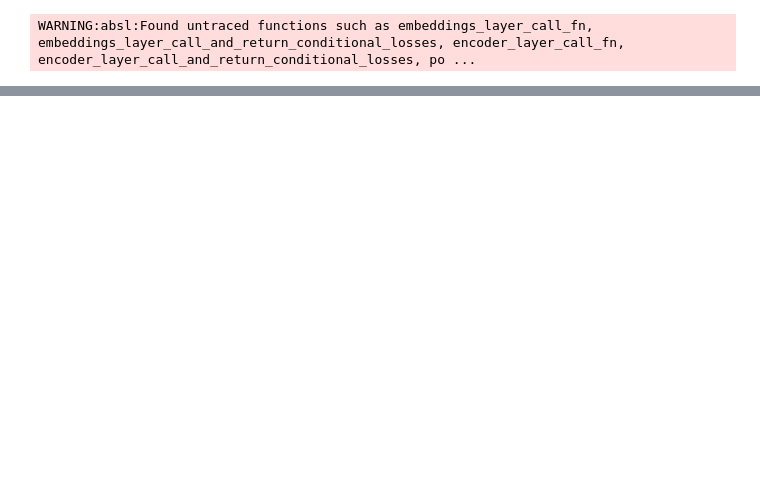
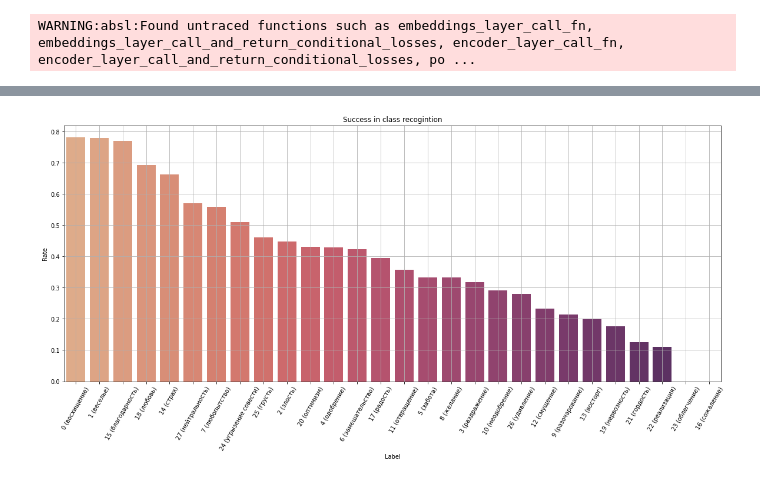
Before and after one commit to stas1f1/RuSentiClassificator, a Jupyter notebook: SentiChallenge.ipynb, the cells around one changed output, grey strips where cells are left out. Cells and saved outputs as stored; diff of their text form; code cells hidden in the pictures; blank space fills up the shorter version.

```diff
--- a/SentiChallenge.ipynb
+++ b/SentiChallenge.ipynb
@@ -191,4 +199,4 @@ model = TFBertForSequenceClassification.from_pretrained(model_checkpoint, from_p
 # %%
 #Load fine-tuned model
-from tensorflow import keras
-model = keras.models.load_model('/content/drive/MyDrive/SentiChallenge/checkpoints/rubert-sentiment-28CL-28K-3EP')
+
+model = TFBertForSequenceClassification.from_pretrained('/content/drive/MyDrive/SentiChallenge/checkpoints/rubert-sentiment-28CL-33K-3EP')
@@ -315,25 +331,30 @@ Epoch 3/3
 pred_sentences = ['Ужасный сервис. Висит все утро, почините хоть что-то!',
                   'Добрый день, спасибо за быструю помощь!',
                   'Что вы собираетесь сделать по этому поводу?',
+                  'Ваша служба поддержки работает чудесно',
                   'Мне ничего не понятно из вашего объяснения',
-                  'Крайне жаль что так произошло',
+                  'Мне очень жаль что так произошло',
                   'Честно говоря, я расстроен работой вашей службы поддержки',
                   '',
+                  'Да я на вас в суд подам',
                   'УРА, ВСЕ ВОССТАНОВИЛОСЬ',
+                  'Надеюсь мне больше не придется сталкиваться с подобной проблемой',
+                  'Обожаю то что вы делаете',
                   'Ну и сколько мне еще ждать вашего ответа, м?',
+                  'Да сколько уже можно это терпеть!',
                   'Жаль потраченного времени.',
                   'Да ну вас всех к черту',
                   'О господи',
                   'ВЫ ЧТО ИЗДЕВАЕТЕСЬ?! ВЕРНИТЕ МНЕ ДЕНЬГИ НЕМЕДЛЕННО!']
 
 tf_batch = tokenizer(pred_sentences, max_length=128, padding=True, truncation=True, return_tensors='tf')
-tf_outputs = model(tf_batch)
+tf_outputs = model2(tf_batch)
 tf_predictions = tf.nn.softmax(tf_outputs[0], axis=-1)
 labels = emotion_labels
 label = tf.argmax(tf_predictions, axis=1)
 label = label.numpy()
 for i in range(len(pred_sentences)):
-  print(pred_sentences[i], ": \n", labels[label[i]])
+  print(pred_sentences[i], ": \n", labels[label[i]], "\n")
 # %% [output]
 Ужасный сервис. Висит все утро, почините хоть что-то! :
  отвращение
@@ -358,0 +415,5 @@ WARNING:absl:Found untraced functions such as embeddings_layer_call_fn, embeddin
+# %%
+labelsuccess = pd.DataFrame({"Label": [f"{num} ({name})" for num, name in zip(range(0, 28), emotion_labels)],
+                             "Rate":  [labelright[i] / (labelright[i] + labelwrong[i]) for i in range(num_labels)],
+                             "Representation":  df_train['emotions'].value_counts()/len(df_train)
+                             })
@@ -358,0 +429,15 @@ WARNING:absl:Found untraced functions such as embeddings_layer_call_fn, embeddin
+# %%
+import seaborn as sns
+
+plt.figure(figsize = (20,8))
+plt.title("Success in class recogintion")
+sns.barplot(x='Label',
+            y="Rate",
+            data=labelsuccess,
+            order=labelsuccess.sort_values('Rate', ascending=[False])['Label'],
+            palette = 'flare')
+plt.xticks(rotation=60)
+plt.grid()
+plt.show()
+# %% [output]
+[figure, added]
```
Also changed, not shown: parts of 19 cells of this notebook, 4 other files.
